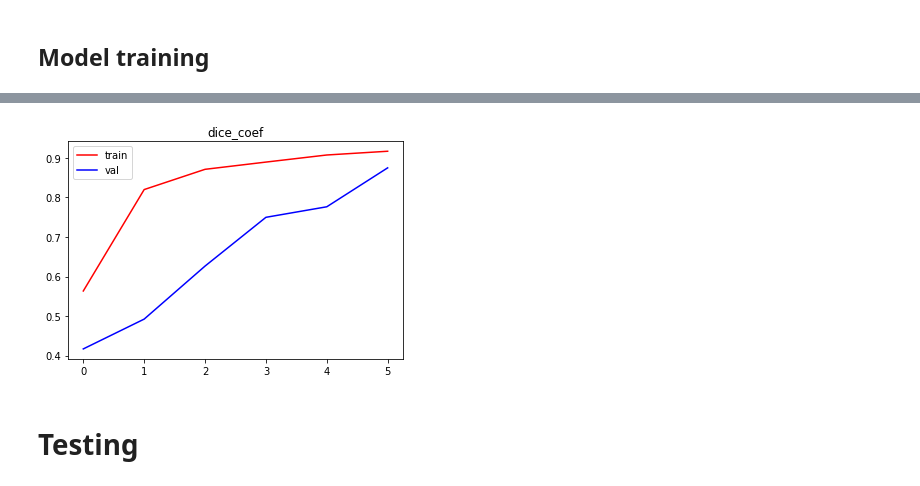
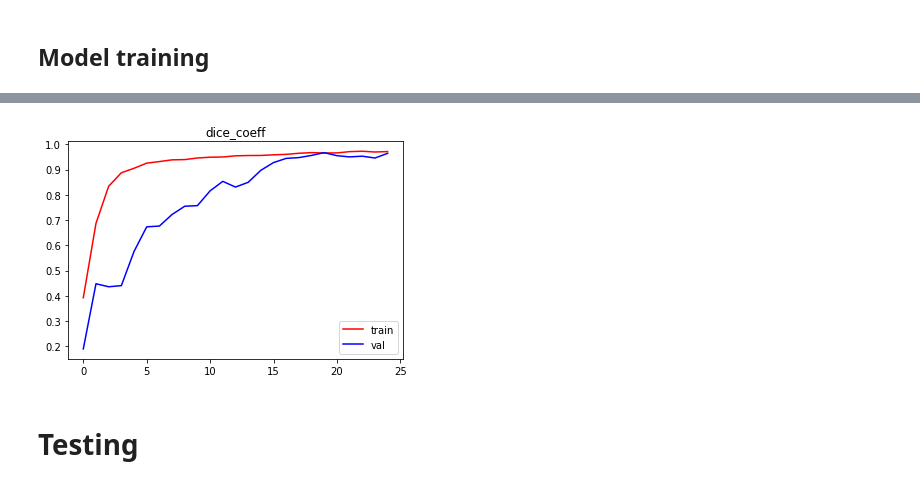
Before and after one commit to nongthanhhong/CS406.M11, a Jupyter notebook: Unet/Unet_notebook.ipynb, the cells around one changed output, grey strips where cells are left out. Drawn from its saved outputs; the diff is of its cells as text; code cells hidden in the pictures.

```diff
--- a/Unet/Unet_notebook.ipynb
+++ b/Unet/Unet_notebook.ipynb
@@ -183,8 +189,7 @@ def unet(num_classes, input_shape, lr_init, vgg_weight_path=None):
 
     model = Model(img_input, x)
     model.compile(optimizer=Adam(lr=lr_init),
-                  loss='categorical_crossentropy',
-                  metrics=[dice_coef])
+                  loss= [total_loss,'categorical_crossentropy'], metrics=[dice_coeff, 'accuracy'])
     return model
 # %% [markdown]
 # Data
@@ -255,8 +260,30 @@ def get_result_map(b_size, y_img):
 
     # For np.where calculation.
     person = (y_img == 24)
+    person1 = (y_img == 25)
+    person = np.logical_or(person, person1)
+
     car = (y_img == 26)
+    car1 = (y_img == 27)
+    car2 = (y_img == 28)
+    car3 = (y_img == 29)
+    car4 = (y_img == 30)
+    car5 = (y_img == 31)
+    car6 = (y_img == 32)
+    car7 = (y_img == 33)
+    car8 = (y_img == -1)
+
+    car = np.logical_or(car , car1)
+    car = np.logical_or(car , car2)
+    car = np.logical_or(car , car3)
+    car = np.logical_or(car , car4)
+    car = np.logical_or(car , car5)
+    car = np.logical_or(car , car6)
+    car = np.logical_or(car , car7)
+    car = np.logical_or(car , car8)
+
     road = (y_img == 7)
+
     background = np.logical_not(person + car + road)
 
     result_map[:, :, :, 0] = np.where(background, 1, 0)
@@ -395,15 +422,16 @@ To: /content/vgg16_weights_tf_dim_ordering_tf_kernels_notop.h5
 # %% [markdown]
 ## Initialize parameter and callback
 # %%
-batch_size = 4 # Batch size for train.
-val_batch = 1 # Batch size for validation.
+batch_size = 10 # Batch size for train.
+val_batch = 10 # Batch size for validation.
 lr_init = 1e-4 # Initial learning rate.
 # lr_decay = 5e-4 # How much to decay the learning rate.
 vgg_path = "/content/vgg16_weights_tf_dim_ordering_tf_kernels_notop.h5" # Pretrained vgg16 weight path.
 
-callback = EarlyStopping(monitor='val_dice_coef', patience=5, restore_best_weights=True)
-reduce_lr = ReduceLROnPlateau(monitor='val_dice_coef',factor=1e-1, patience=5, verbose=1, min_lr = 2e-6)
-model_checkpoint = ModelCheckpoint('kitti-unet-semantic-model.h5', monitor='val_dice_coef',verbose=1, save_best_only=True)
+# val_dice_coeff
+callback = EarlyStopping(monitor='val_accuracy', patience=5, restore_best_weights=True)
+reduce_lr = ReduceLROnPlateau(monitor='val_accuracy',factor=1e-1, patience=5, verbose=1, min_lr = 2e-6)
+model_checkpoint = ModelCheckpoint('kitti-unet-semantic-model.h5', monitor='acc',verbose=1, save_best_only=True)
 # %%
 # Use only 3 classes.
 labels = ['background', 'person', 'car', 'road']
@@ -482,12 +507,12 @@ plt.savefig('Unet_loss.png')
 # %%
 plt.gcf().clear()
-plt.title("dice_coef")
-plt.plot(history.history["dice_coef"], color="r", label="train")
-plt.plot(history.history["val_dice_coef"], color="b", label="val")
+plt.title("dice_coeff")
+plt.plot(history.history["dice_coeff"], color="r", label="train")
+plt.plot(history.history["val_dice_coeff"], color="b", label="val")
 plt.legend(loc="best")
-plt.savefig('Unet_dice_coef.png')
+plt.savefig('Unet_dice_coeff.png')
 # %% [output]
-[figure, old version]
+[figure, new version]
 # %% [markdown]
 # Testing
 # %%
```
Also changed, not shown: parts of 17 cells of this notebook, 8 other files.
